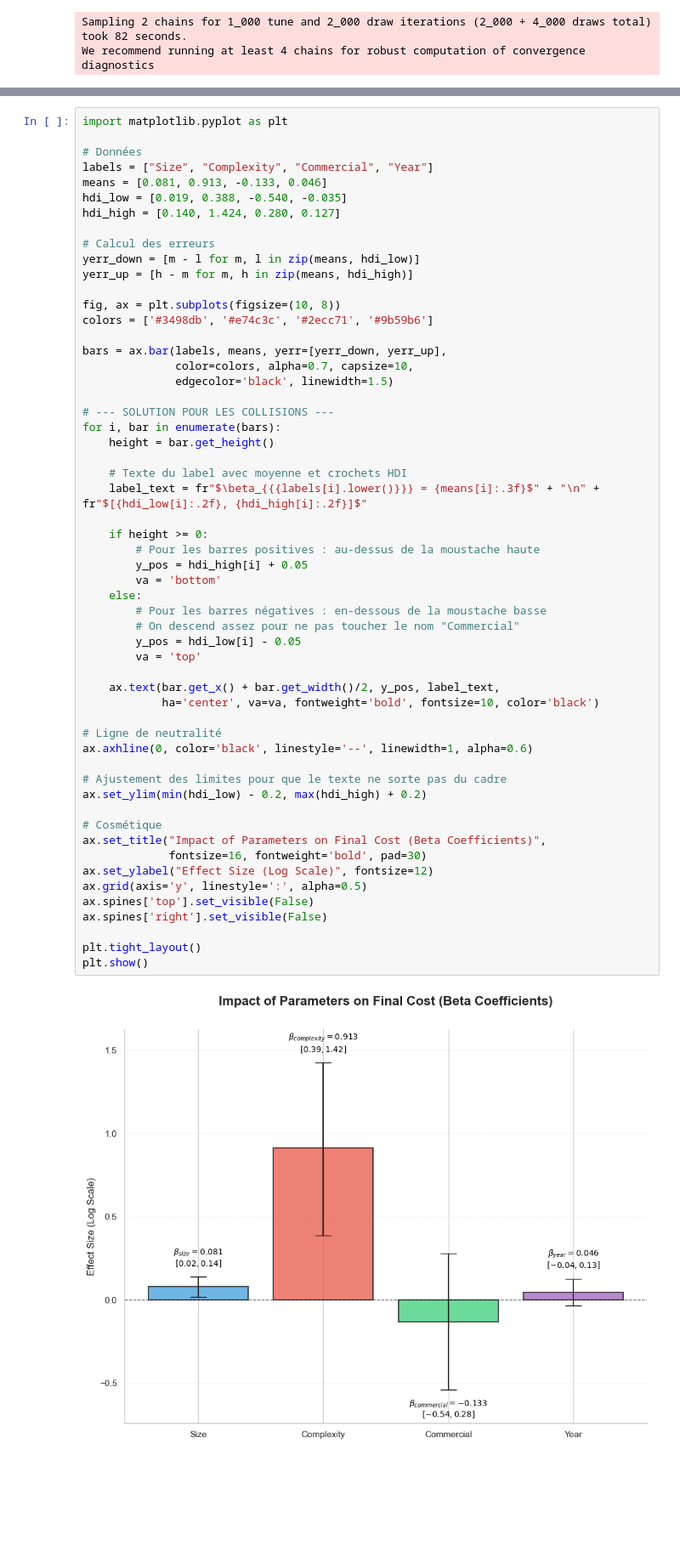
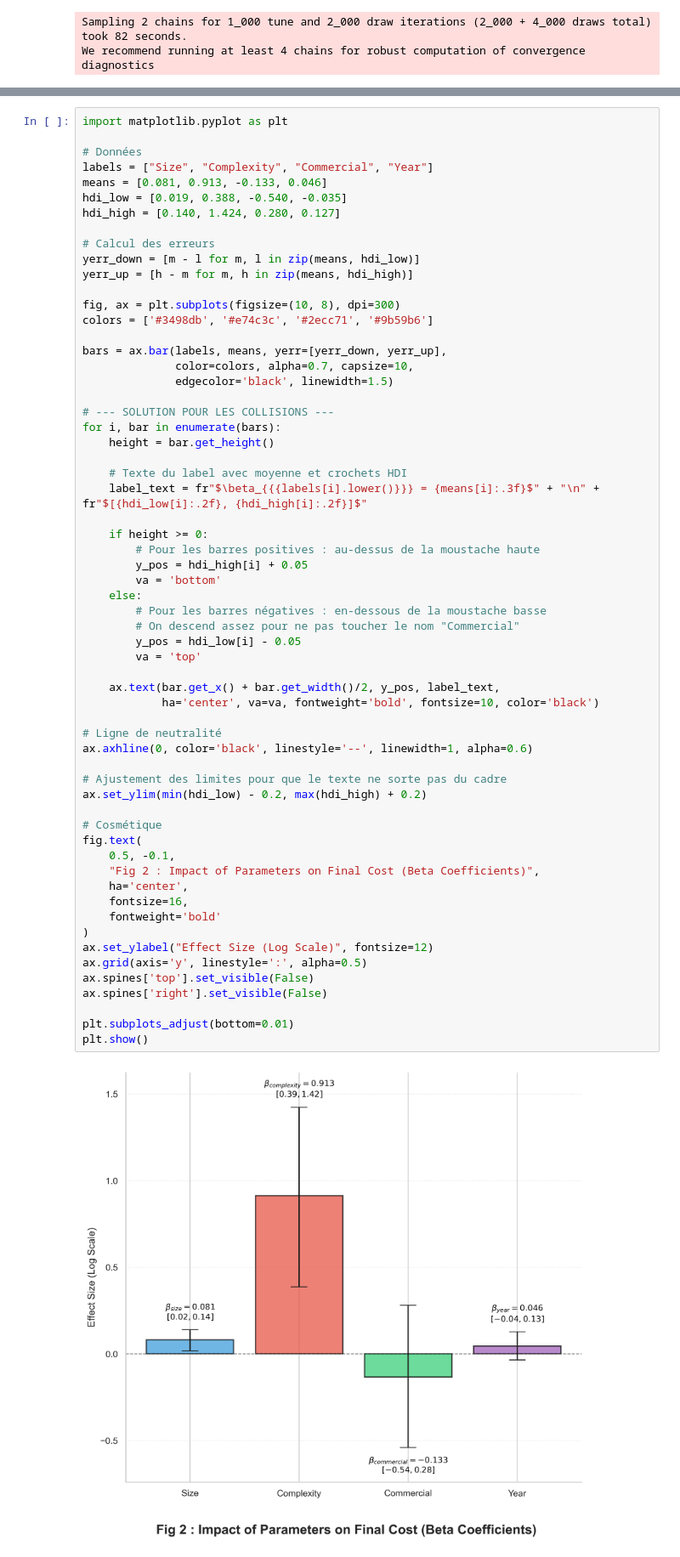
Before and after one commit to BravoDiego/bayesian-decision-model-for-cubesat-mission, a Jupyter notebook: main_poster.ipynb, the cells around one changed output, grey strips where cells are left out. Shown at 85% size. Cells and saved outputs as stored; diff of their text form; blank space fills up the shorter version.

```diff
--- a/main_poster.ipynb
+++ b/main_poster.ipynb
@@ -163,7 +175,7 @@ hdi_high = [0.140, 1.424, 0.280, 0.127]
 yerr_down = [m - l for m, l in zip(means, hdi_low)]
 yerr_up = [h - m for m, h in zip(means, hdi_high)]
 
-fig, ax = plt.subplots(figsize=(10, 8))
+fig, ax = plt.subplots(figsize=(10, 8), dpi=300)
 colors = ['#3498db', '#e74c3c', '#2ecc71', '#9b59b6']
 
 bars = ax.bar(labels, means, yerr=[yerr_down, yerr_up],
@@ -177,37 +189,42 @@ for i, bar in enumerate(bars):
     # Texte du label avec moyenne et crochets HDI
     label_text = fr"$\beta_{{{labels[i].lower()}}} = {means[i]:.3f}$" + "\n" + fr"$[{hdi_low[i]:.2f}, {hdi_high[i]:.2f}]$"
 
     if height >= 0:
         # Pour les barres positives : au-dessus de la moustache haute
         y_pos = hdi_high[i] + 0.05
         va = 'bottom'
     else:
         # Pour les barres négatives : en-dessous de la moustache basse
         # On descend assez pour ne pas toucher le nom "Commercial"
         y_pos = hdi_low[i] - 0.05
         va = 'top'
 
     ax.text(bar.get_x() + bar.get_width()/2, y_pos, label_text,
             ha='center', va=va, fontweight='bold', fontsize=10, color='black')
 
 # Ligne de neutralité
 ax.axhline(0, color='black', linestyle='--', linewidth=1, alpha=0.6)
 
 # Ajustement des limites pour que le texte ne sorte pas du cadre
 ax.set_ylim(min(hdi_low) - 0.2, max(hdi_high) + 0.2)
 
 # Cosmétique
-ax.set_title("Impact of Parameters on Final Cost (Beta Coefficients)",
-             fontsize=16, fontweight='bold', pad=30)
+fig.text(
+    0.5, -0.1,
+    "Fig 2 : Impact of Parameters on Final Cost (Beta Coefficients)",
+    ha='center',
+    fontsize=16,
+    fontweight='bold'
+)
 ax.set_ylabel("Effect Size (Log Scale)", fontsize=12)
 ax.grid(axis='y', linestyle=':', alpha=0.5)
 ax.spines['top'].set_visible(False)
 ax.spines['right'].set_visible(False)
 
-plt.tight_layout()
+plt.subplots_adjust(bottom=0.01)
 plt.show()
 # %% [output]
-[figure, old version]
+[figure, new version]
 # %%
 import numpy as np
 import matplotlib.pyplot as plt
```
Also changed, not shown: parts of 2 cells of this notebook, 3 other files.
